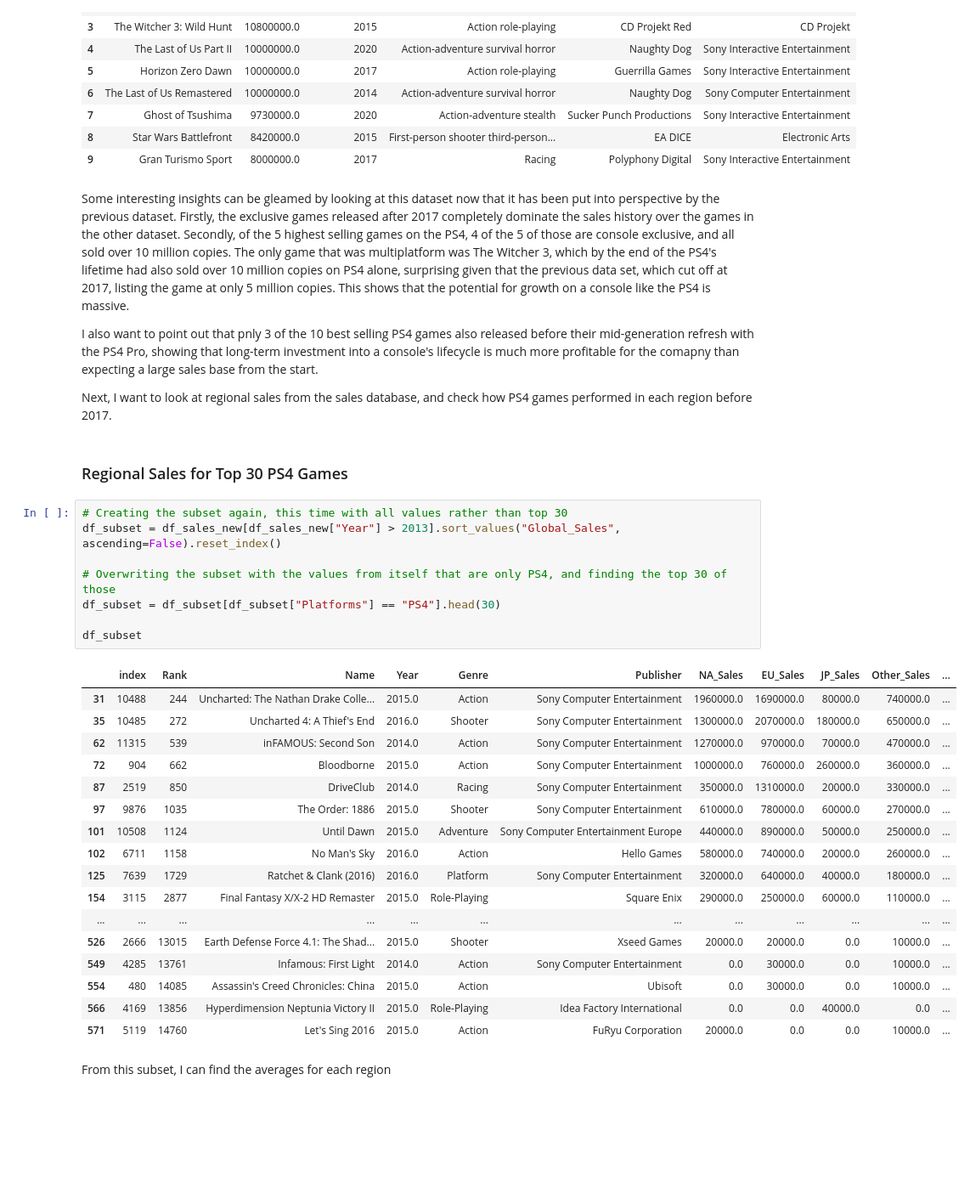
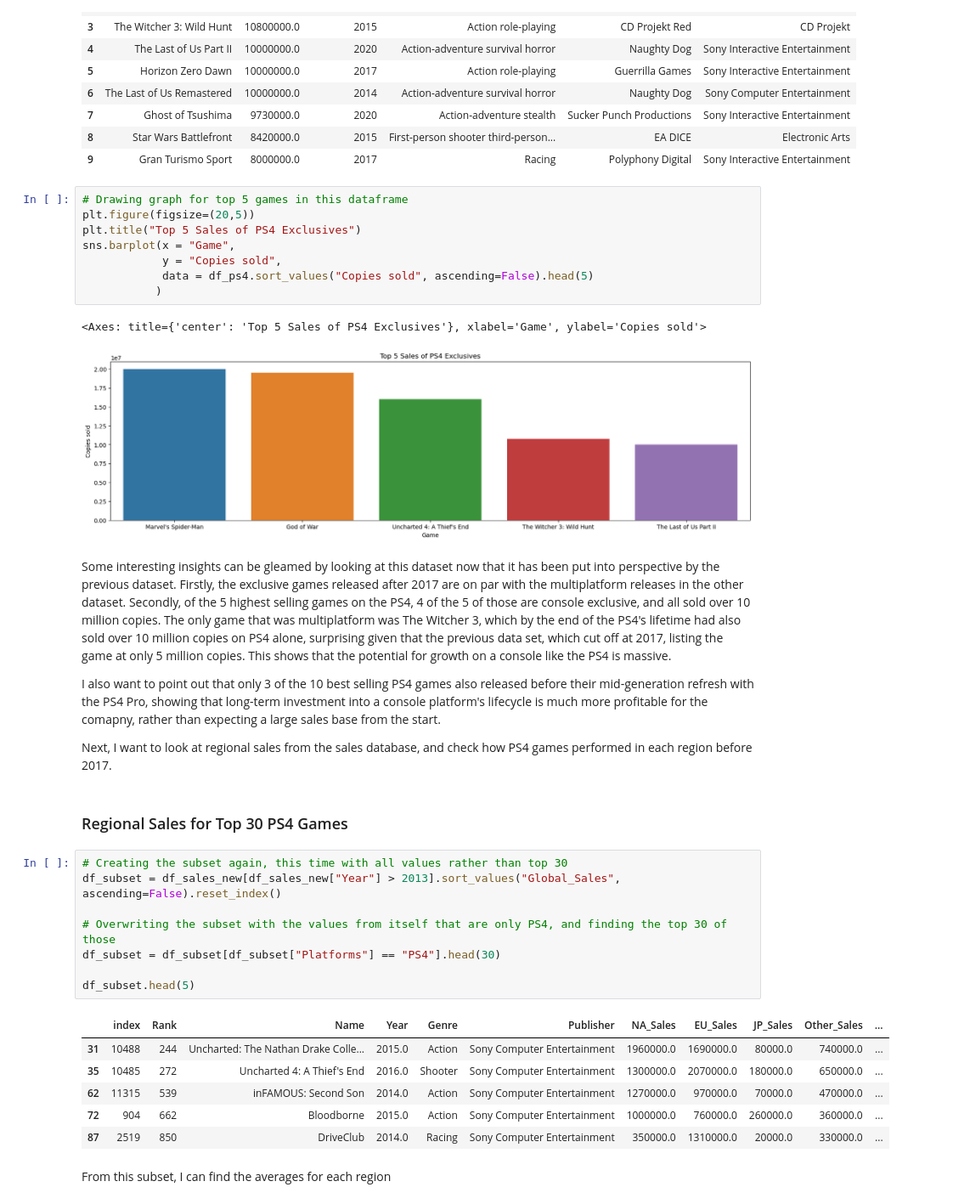
Before and after one commit to Rayan-Arshed/Data-Pipeline-Assessment-Video-Game-Data, a Jupyter notebook: Data-Pipeline-Assessment.ipynb, the cells around one changed output. Shown at 85% size. Cells and saved outputs as stored; diff of their text form; blank space fills up the shorter version.

Commit message:
Added bar charts, descriptive updates

```diff
--- a/Data-Pipeline-Assessment.ipynb
+++ b/Data-Pipeline-Assessment.ipynb
@@ -1091,10 +1104,21 @@ df_ps4.sort_values("Copies sold", ascending=False).head(10)
 | 7 | Ghost of Tsushima | 9730000.0 | 2020 | Action-adventure stealth | Sucker Punch Productions | Sony Interactive Entertainment |
 | 8 | Star Wars Battlefront | 8420000.0 | 2015 | First-person shooter third-person... | EA DICE | Electronic Arts |
 | 9 | Gran Turismo Sport | 8000000.0 | 2017 | Racing | Polyphony Digital | Sony Interactive Entertainment |
+# %%
+# Drawing graph for top 5 games in this dataframe
+plt.figure(figsize=(20,5))
+plt.title("Top 5 Sales of PS4 Exclusives")
+sns.barplot(x = "Game",
+            y = "Copies sold",
+            data = df_ps4.sort_values("Copies sold", ascending=False).head(5)
+           )
+# %% [output]
+<Axes: title={'center': 'Top 5 Sales of PS4 Exclusives'}, xlabel='Game', ylabel='Copies sold'>
+[figure, added]
 # %% [markdown]
-Some interesting insights can be gleamed by looking at this dataset now that it has been put into perspective by the previous dataset. Firstly, the exclusive games released after 2017 completely dominate the sales history over the games in the other dataset. Secondly, of the 5 highest selling games on the PS4, 4 of the 5 of those are console exclusive, and all sold over 10 million copies. The only game that was multiplatform was The Witcher 3, which by the end of the PS4's lifetime had also sold over 10 million copies on PS4 alone, surprising given that the previous data set, which cut off at 2017, listing the game at only 5 million copies. This shows that the potential for growth on a console like the PS4 is massive.
+Some interesting insights can be gleamed by looking at this dataset now that it has been put into perspective by the previous dataset. Firstly, the exclusive games released after 2017 are on par with the multiplatform releases in the other dataset. Secondly, of the 5 highest selling games on the PS4, 4 of the 5 of those are console exclusive, and all sold over 10 million copies. The only game that was multiplatform was The Witcher 3, which by the end of the PS4's lifetime had also sold over 10 million copies on PS4 alone, surprising given that the previous data set, which cut off at 2017, listing the game at only 5 million copies. This shows that the potential for growth on a console like the PS4 is massive.
 
-I also want to point out that pnly 3 of the 10 best selling PS4 games also released before their mid-generation refresh with the PS4 Pro, showing that long-term investment into a console's lifecycle is much more profitable for the comapny than expecting a large sales base from the start.
+I also want to point out that only 3 of the 10 best selling PS4 games also released before their mid-generation refresh with the PS4 Pro, showing that long-term investment into a console platform's lifecycle is much more profitable for the comapny, rather than expecting a large sales base from the start.
 
 Next, I want to look at regional sales from the sales database, and check how PS4 games performed in each region before 2017.
 # %% [markdown]
@@ -1102,29 +1126,18 @@ Next, I want to look at regional sales from the sales database, and check how PS
 # %%
 # Creating the subset again, this time with all values rather than top 30
 df_subset = df_sales_new[df_sales_new["Year"] > 2013].sort_values("Global_Sales", ascending=False).reset_index()
 
 # Overwriting the subset with the values from itself that are only PS4, and finding the top 30 of those
 df_subset = df_subset[df_subset["Platforms"] == "PS4"].head(30)
 
-df_subset
+df_subset.head(5)
 # %% [output]
 |  | index | Rank | Name | Year | Genre | Publisher | NA_Sales | EU_Sales | JP_Sales | Other_Sales | ... |
 | 31 | 10488 | 244 | Uncharted: The Nathan Drake Colle... | 2015.0 | Action | Sony Computer Entertainment | 1960000.0 | 1690000.0 | 80000.0 | 740000.0 | ... |
 | 35 | 10485 | 272 | Uncharted 4: A Thief's End | 2016.0 | Shooter | Sony Computer Entertainment | 1300000.0 | 2070000.0 | 180000.0 | 650000.0 | ... |
 | 62 | 11315 | 539 | inFAMOUS: Second Son | 2014.0 | Action | Sony Computer Entertainment | 1270000.0 | 970000.0 | 70000.0 | 470000.0 | ... |
 | 72 | 904 | 662 | Bloodborne | 2015.0 | Action | Sony Computer Entertainment | 1000000.0 | 760000.0 | 260000.0 | 360000.0 | ... |
 | 87 | 2519 | 850 | DriveClub | 2014.0 | Racing | Sony Computer Entertainment | 350000.0 | 1310000.0 | 20000.0 | 330000.0 | ... |
-| 97 | 9876 | 1035 | The Order: 1886 | 2015.0 | Shooter | Sony Computer Entertainment | 610000.0 | 780000.0 | 60000.0 | 270000.0 | ... |
-| 101 | 10508 | 1124 | Until Dawn | 2015.0 | Adventure | Sony Computer Entertainment Europe | 440000.0 | 890000.0 | 50000.0 | 250000.0 | ... |
-| 102 | 6711 | 1158 | No Man's Sky | 2016.0 | Action | Hello Games | 580000.0 | 740000.0 | 20000.0 | 260000.0 | ... |
-| 125 | 7639 | 1729 | Ratchet & Clank (2016) | 2016.0 | Platform | Sony Computer Entertainment | 320000.0 | 640000.0 | 40000.0 | 180000.0 | ... |
-| 154 | 3115 | 2877 | Final Fantasy X/X-2 HD Remaster | 2015.0 | Role-Playing | Square Enix | 290000.0 | 250000.0 | 60000.0 | 110000.0 | ... |
-| ... | ... | ... | ... | ... | ... | ... | ... | ... | ... | ... | ... |
-| 526 | 2666 | 13015 | Earth Defense Force 4.1: The Shad... | 2015.0 | Shooter | Xseed Games | 20000.0 | 20000.0 | 0.0 | 10000.0 | ... |
-| 549 | 4285 | 13761 | Infamous: First Light | 2014.0 | Action | Sony Computer Entertainment | 0.0 | 30000.0 | 0.0 | 10000.0 | ... |
-| 554 | 480 | 14085 | Assassin's Creed Chronicles: China | 2015.0 | Action | Ubisoft | 0.0 | 30000.0 | 0.0 | 10000.0 | ... |
-| 566 | 4169 | 13856 | Hyperdimension Neptunia Victory II | 2015.0 | Role-Playing | Idea Factory International | 0.0 | 0.0 | 40000.0 | 0.0 | ... |
-| 571 | 5119 | 14760 | Let's Sing 2016 | 2015.0 | Action | FuRyu Corporation | 20000.0 | 0.0 | 0.0 | 10000.0 | ... |
 # %% [markdown]
 From this subset, I can find the averages for each region
 # %%
```
Also changed, not shown: parts of 6 cells of this notebook.
